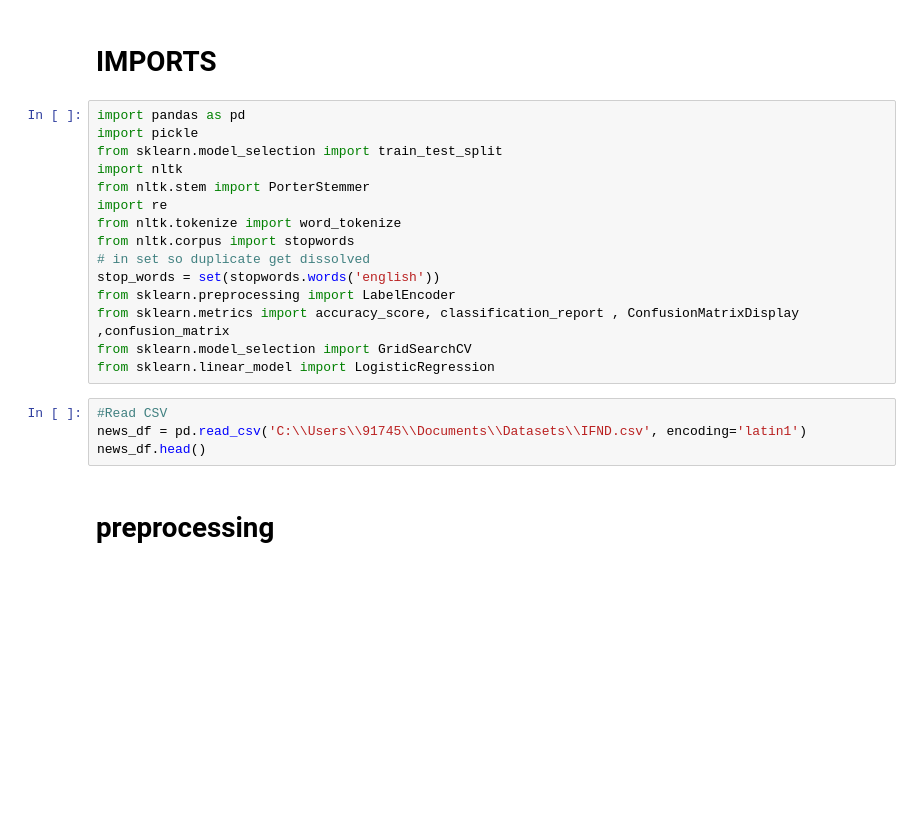
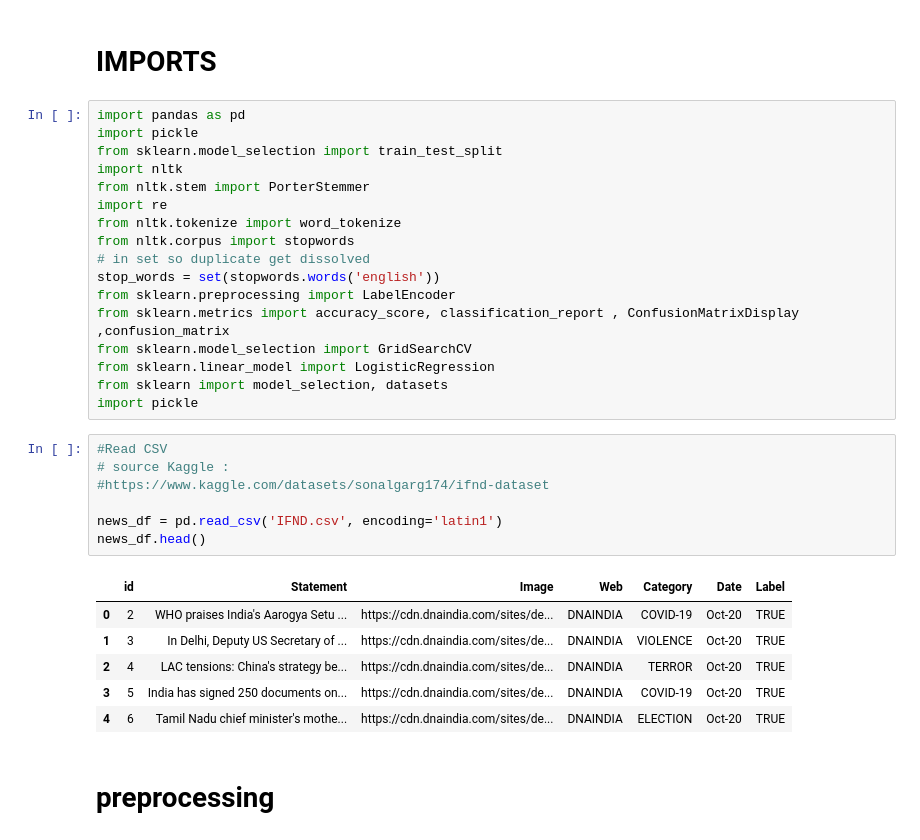
Before and after one commit to AshutoshRawat007/CodeClauseInternship_Fake-News-Detection, a Jupyter notebook: Fake News Detection/Fake News Detection.ipynb, the cells around one changed output. Saved outputs shown, nothing was run; the diff lists cells and outputs as text; blank space fills up the shorter version.

```diff
--- a/Fake News Detection/Fake News Detection.ipynb
+++ b/Fake News Detection/Fake News Detection.ipynb
@@ -15,10 +15,22 @@ from sklearn.preprocessing import LabelEncoder
 from sklearn.metrics import accuracy_score, classification_report , ConfusionMatrixDisplay ,confusion_matrix
 from sklearn.model_selection import GridSearchCV
 from sklearn.linear_model import LogisticRegression
+from sklearn import model_selection, datasets
+import pickle
 # %%
 #Read CSV
-news_df = pd.read_csv('C:\\Users\\91745\\Documents\\Datasets\\IFND.csv', encoding='latin1')
+# source Kaggle :
+#https://www.kaggle.com/datasets/sonalgarg174/ifnd-dataset
+
+news_df = pd.read_csv('IFND.csv', encoding='latin1')
 news_df.head()
+# %% [output]
+|  | id | Statement | Image | Web | Category | Date | Label |
+| 0 | 2 | WHO praises India's Aarogya Setu ... | https://cdn.dnaindia.com/sites/de... | DNAINDIA | COVID-19 | Oct-20 | TRUE |
+| 1 | 3 | In Delhi, Deputy US Secretary of ... | https://cdn.dnaindia.com/sites/de... | DNAINDIA | VIOLENCE | Oct-20 | TRUE |
+| 2 | 4 | LAC tensions: China's strategy be... | https://cdn.dnaindia.com/sites/de... | DNAINDIA | TERROR | Oct-20 | TRUE |
+| 3 | 5 | India has signed 250 documents on... | https://cdn.dnaindia.com/sites/de... | DNAINDIA | COVID-19 | Oct-20 | TRUE |
+| 4 | 6 | Tamil Nadu chief minister's mothe... | https://cdn.dnaindia.com/sites/de... | DNAINDIA | ELECTION | Oct-20 | TRUE |
 # %% [markdown]
 # preprocessing
 # %%
```
Also changed, not shown: parts of 21 cells of this notebook.
